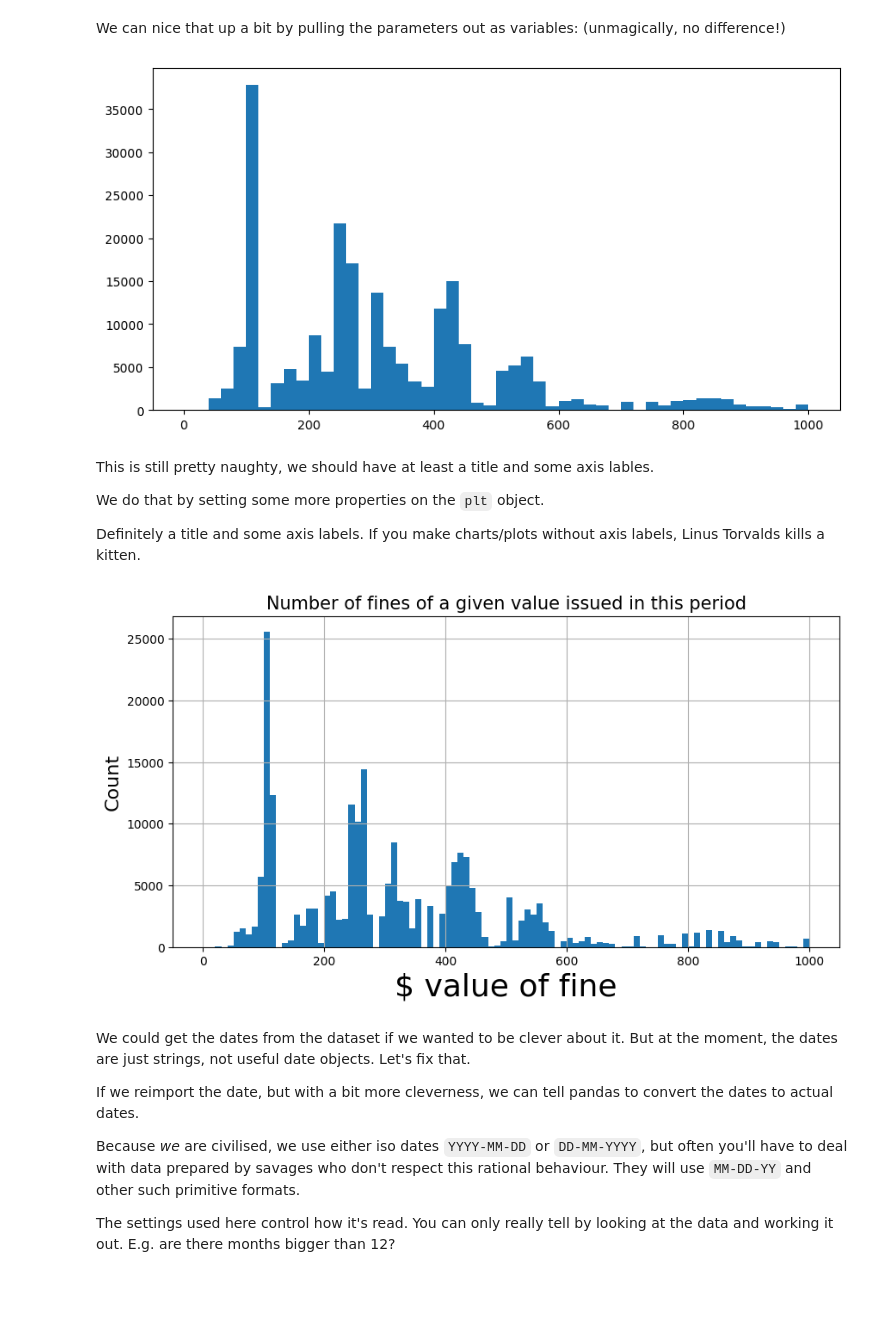
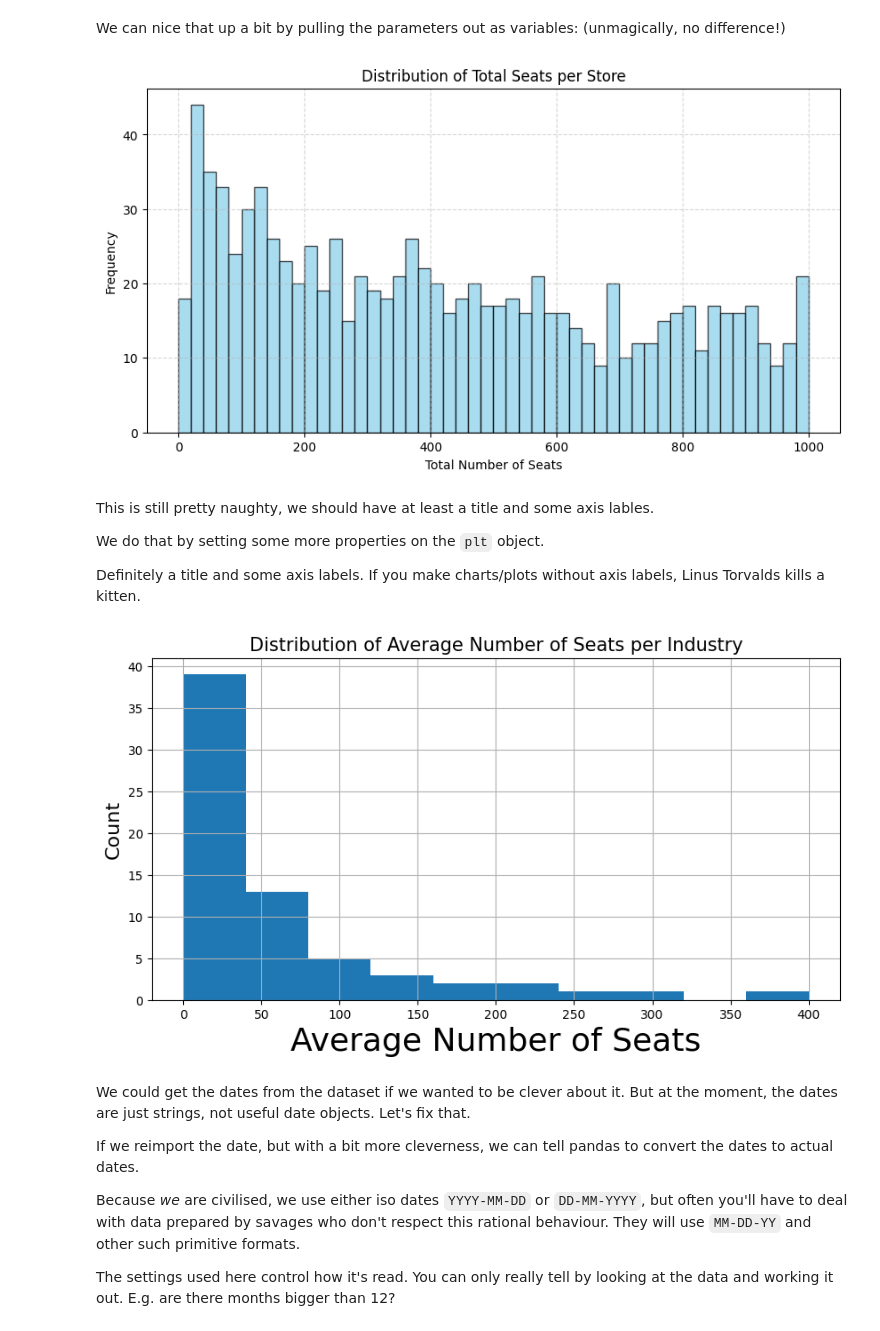
Before and after one commit to FelixL777/1, a Jupyter notebook: basic_pandas.ipynb, the cells around one changed output. Saved outputs shown, nothing was run; the diff lists cells and outputs as text; code cells hidden in the pictures; blank space fills up the shorter version.

```diff
--- a/basic_pandas.ipynb
+++ b/basic_pandas.ipynb
@@ -466,0 +505,10 @@ plt.show()
+# %%
+total_seats_per_store = seat_data.groupby('Property ID')['Number of seats'].sum()
+
+plt.hist(total_seats_per_store, bins=50, range=(0, 500), facecolor="blue", alpha=0.7)
+
+plt.title('Distribution of Total Seats per Store')
+plt.xlabel('Total Number of Seats')
+plt.ylabel('Frequency')
+
+plt.show()
@@ -470,15 +520,26 @@ We can nice that up a bit by pulling the parameters out as variables:
 # %%
 number_of_bins = 50
 lower_bound = 0
 upper_bound = 1000
+
 plt.hist(
-    penalty_data.FACE_VALUE,
+    total_seats_per_store,
     bins=number_of_bins,
     range=(lower_bound, upper_bound),
+    color='skyblue',
+    edgecolor='black',
+    alpha=0.7
 )
+
+plt.grid(True, linestyle='--', alpha=0.5)
+
+plt.title('Distribution of Total Seats per Store')
+plt.xlabel('Total Number of Seats')
+plt.ylabel('Frequency')
+
 plt.show()
 # %% [output]
-[figure, old version]
+[figure, new version]
 # %% [markdown]
 This is still pretty naughty, we should have at least a title and some axis lables.
 
@@ -486,18 +547,20 @@ We do that by setting some more properties on the `plt` object.
 
 Definitely a title and some axis labels. If you make charts/plots without axis labels, Linus Torvalds kills a kitten.
 # %%
-number_of_bins = 100
+industry_seat_counts = seat_data.groupby('Industry (ANZSIC4) description')['Number of seats'].mean()
+
+number_of_bins = 10
 lower_bound = 0
-upper_bound = 1000
+upper_bound = 400
 
-plt.hist(penalty_data.FACE_VALUE, bins=number_of_bins, range=(lower_bound, upper_bound))
-plt.title("Number of fines of a given value issued in this period", fontsize=15)
-plt.xlabel("$ value of fine", fontsize=26)
+plt.hist(industry_seat_counts, bins=number_of_bins, range=(lower_bound, upper_bound))
+plt.title("Distribution of Average Number of Seats per Industry", fontsize=15)
+plt.xlabel("Average Number of Seats", fontsize=26)
 plt.ylabel("Count", fontsize=16)
 plt.grid(True)
 plt.show()
 # %% [output]
-[figure, old version]
+[figure, new version]
 # %% [markdown]
 We could get the dates from the dataset if we wanted to be clever about it. But at the moment, the dates are just strings, not useful date objects. Let's fix that.
 
```
Also changed, not shown: parts of 23 cells of this notebook, 16 other files.
